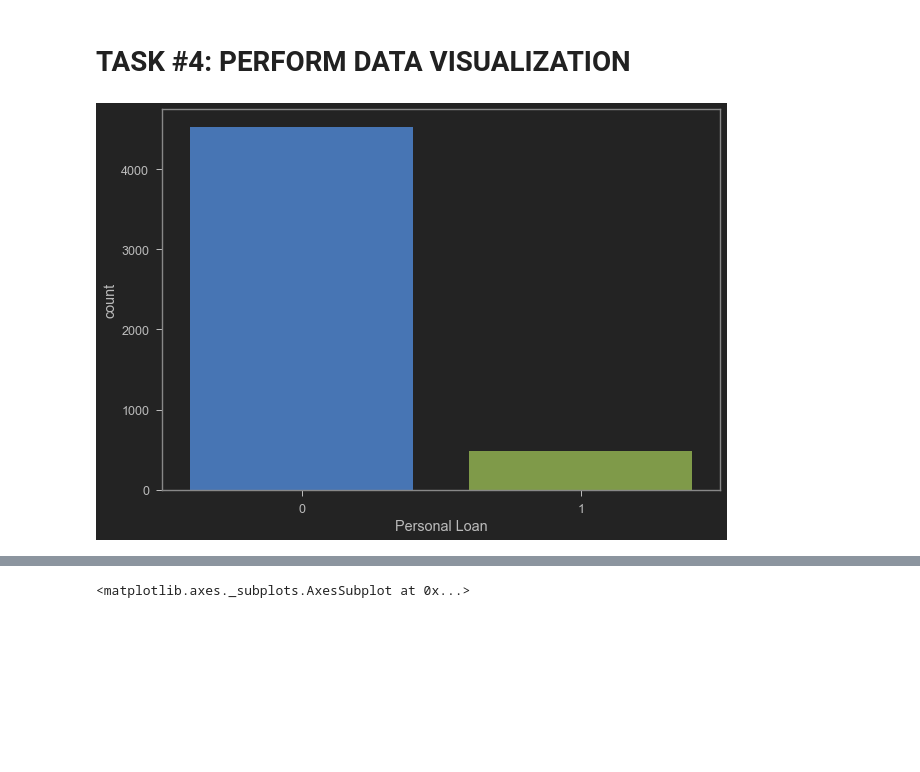
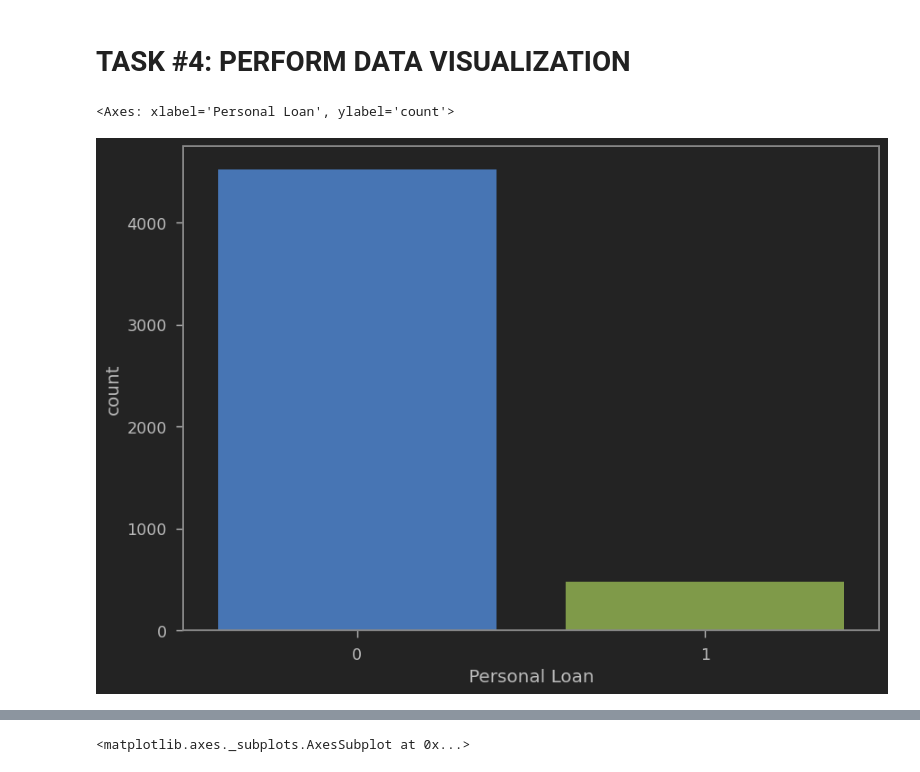
Before and after one commit to Usama-Amjad/Bank-Loan-Approval, a Jupyter notebook: Bank_Loan_Approval.ipynb, the cells around one changed output, grey strips where cells are left out. Drawn from its saved outputs; the diff is of its cells as text; code cells hidden in the pictures; blank space fills up the shorter version.

```diff
--- a/Bank_Loan_Approval.ipynb
+++ b/Bank_Loan_Approval.ipynb
@@ -164,5 +164,9 @@ print(accepted_customers_percent,'%')
 # %%
 # Visualize personal Loan column
 # Percentage of customers who accepted personal loan ~ 9%
+plt.figure(figsize=(10,7))
+sns.countplot(x=bank_df['Personal Loan'])
+# bank_df['Personal Loan'].value_counts()
 # %% [output]
+<Axes: xlabel='Personal Loan', ylabel='count'>
-[figure, old version]
+[figure, new version]
```
Also changed, not shown: parts of 4 cells of this notebook.
